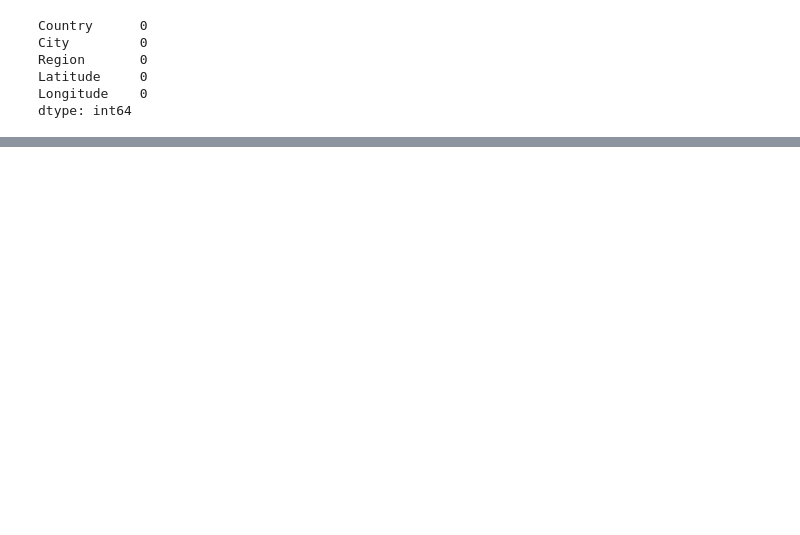
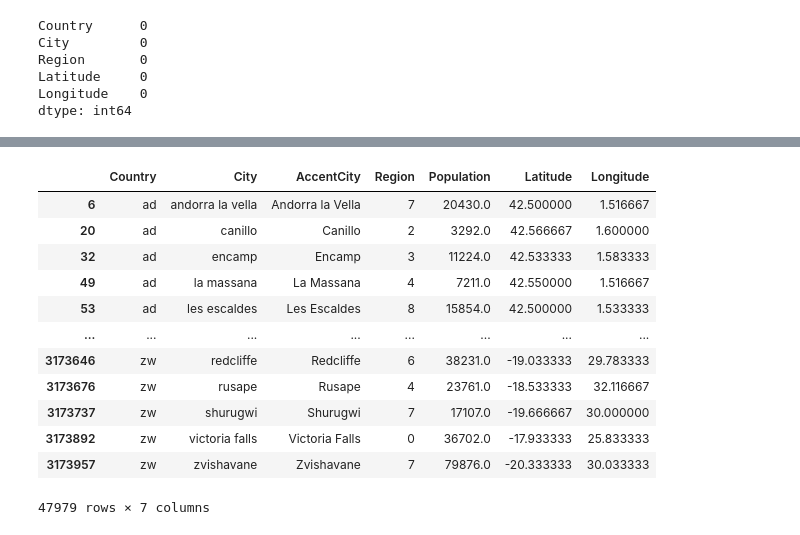
Before and after one commit to christophergarcia89/bci, a Jupyter notebook: Hipotesis.ipynb, the cells around one changed output, grey strips where cells are left out. Saved outputs shown, nothing was run; the diff lists cells and outputs as text; code cells hidden in the pictures; blank space fills up the shorter version.

```diff
--- a/Hipotesis.ipynb
+++ b/Hipotesis.ipynb
@@ -138,3 +112,6 @@ data[data['Region'].isnull()]
+# %%
+#Genero otro dataset para conservar Population
+data2 = data.dropna()
 # %%
 #Al haber gran cantidad de NAN para la columna Population (Superior al 98%) no tiene sentido analizar. Con respecto a la columna AccentCity, es un simil a City por lo tanto igual se elimina
 #Las filas NAN de Region (8), City (6) se eliminan igualmente
@@ -171,0 +208,16 @@ data
+# %%
+data2
+# %% [output]
+|  | Country | City | AccentCity | Region | Population | Latitude | Longitude |
+| 6 | ad | andorra la vella | Andorra la Vella | 7 | 20430.0 | 42.500000 | 1.516667 |
+| 20 | ad | canillo | Canillo | 2 | 3292.0 | 42.566667 | 1.600000 |
+| 32 | ad | encamp | Encamp | 3 | 11224.0 | 42.533333 | 1.583333 |
+| 49 | ad | la massana | La Massana | 4 | 7211.0 | 42.550000 | 1.516667 |
+| 53 | ad | les escaldes | Les Escaldes | 8 | 15854.0 | 42.500000 | 1.533333 |
+| ... | ... | ... | ... | ... | ... | ... | ... |
+| 3173646 | zw | redcliffe | Redcliffe | 6 | 38231.0 | -19.033333 | 29.783333 |
+| 3173676 | zw | rusape | Rusape | 4 | 23761.0 | -18.533333 | 32.116667 |
+| 3173737 | zw | shurugwi | Shurugwi | 7 | 17107.0 | -19.666667 | 30.000000 |
+| 3173892 | zw | victoria falls | Victoria Falls | 0 | 36702.0 | -17.933333 | 25.833333 |
+| 3173957 | zw | zvishavane | Zvishavane | 7 | 79876.0 | -20.333333 | 30.033333 |
+47979 rows × 7 columns
```
Also changed, not shown: parts of 28 cells of this notebook.
